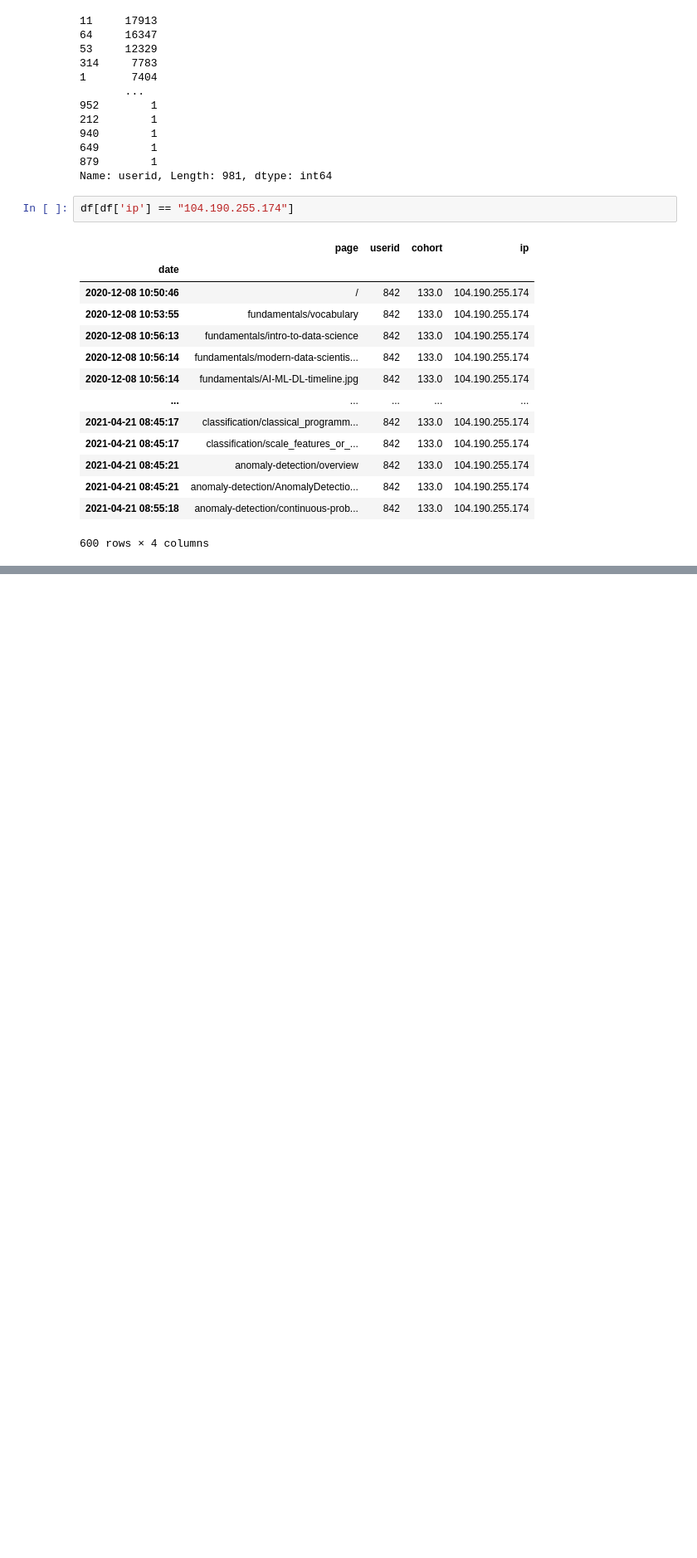
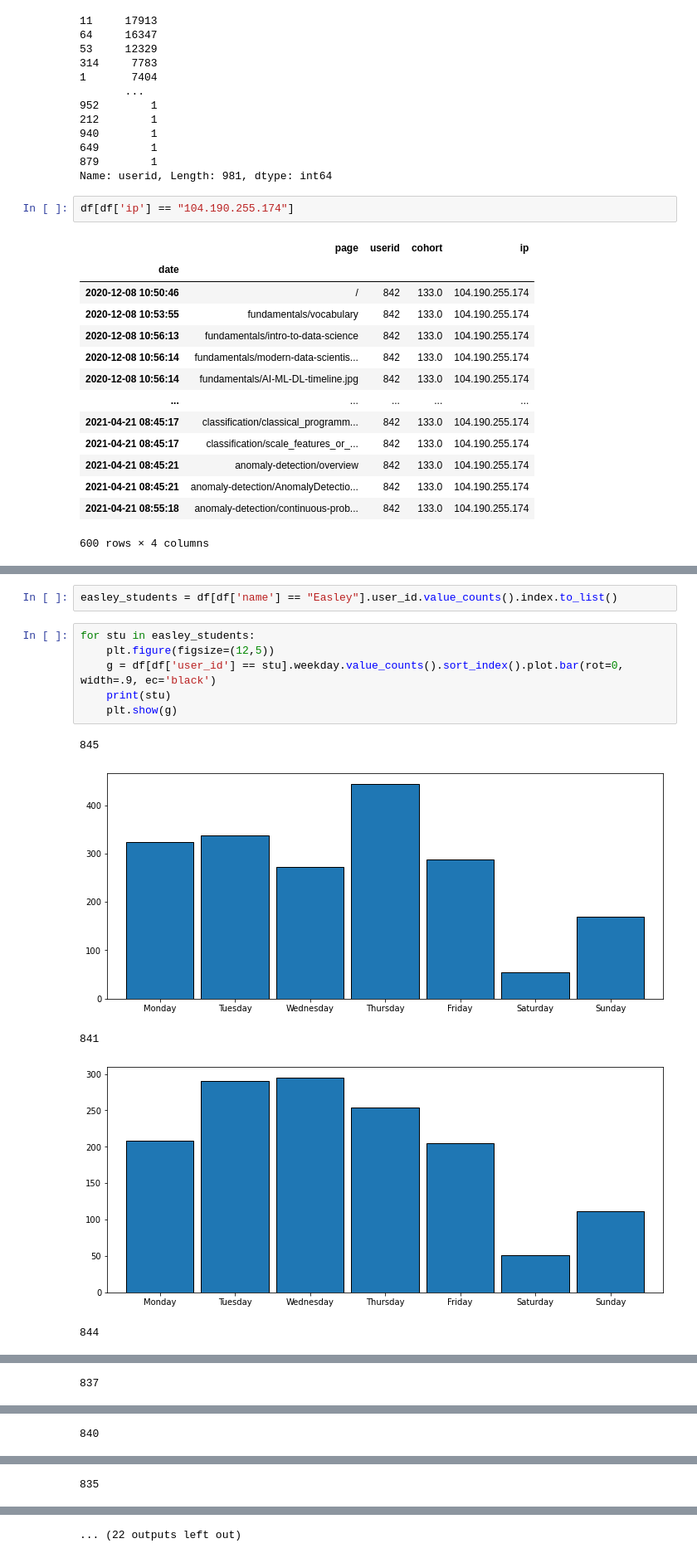
Before and after one commit to o0amandagomez0o/anomaly-detection-exercises, a Jupyter notebook: logfiles.ipynb, the cells around one changed output, grey strips where cells are left out. Shown at 83% size. Cells and saved outputs as stored; diff of their text form; blank space fills up the shorter version.

```diff
--- a/logfiles.ipynb
+++ b/logfiles.ipynb
@@ -215,0 +372,14 @@ df[df['ip'] == "104.190.255.174"]
+# %%
+easley_students = df[df['name'] == "Easley"].user_id.value_counts().index.to_list()
+# %%
+for stu in easley_students:
+    plt.figure(figsize=(12,5))
+    g = df[df['user_id'] == stu].weekday.value_counts().sort_index().plot.bar(rot=0, width=.9, ec='black')
+    print(stu)
+    plt.show(g)
+# %% [output]
+845
+[figure, added]
+841
+[figure, added]
+844
@@ -215,0 +387 @@ df[df['ip'] == "104.190.255.174"]
+837
@@ -215,0 +389 @@ df[df['ip'] == "104.190.255.174"]
+840
@@ -215,0 +391 @@ df[df['ip'] == "104.190.255.174"]
+835
@@ -215,0 +393 @@ df[df['ip'] == "104.190.255.174"]
+... (22 outputs left out)
```
Also changed, not shown: parts of 29 cells of this notebook, 1 other file.
